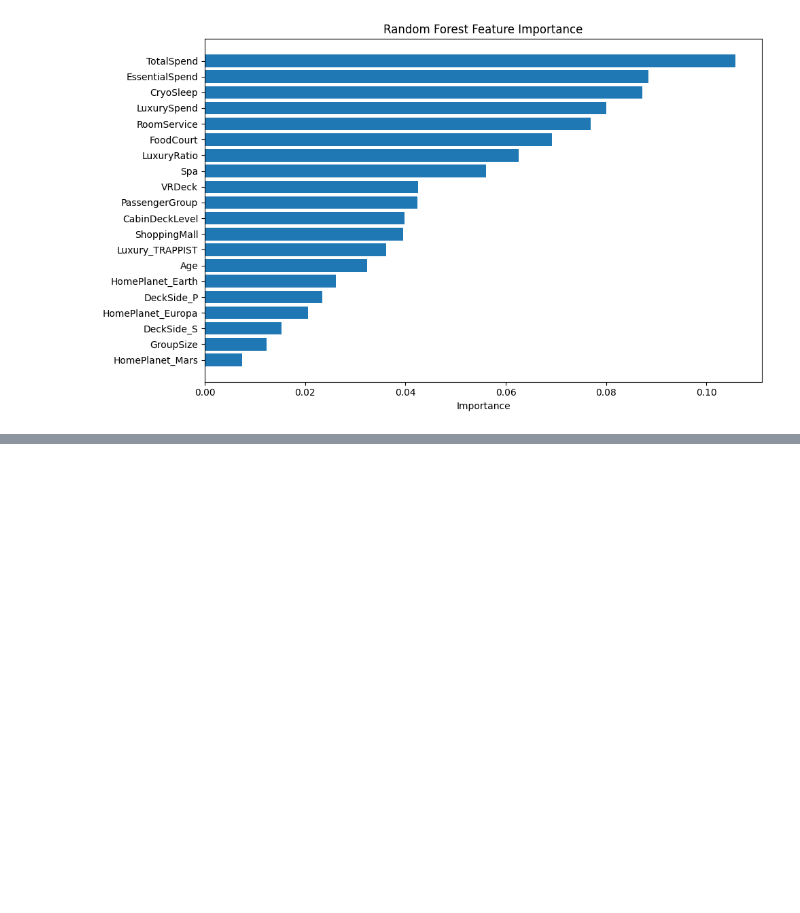
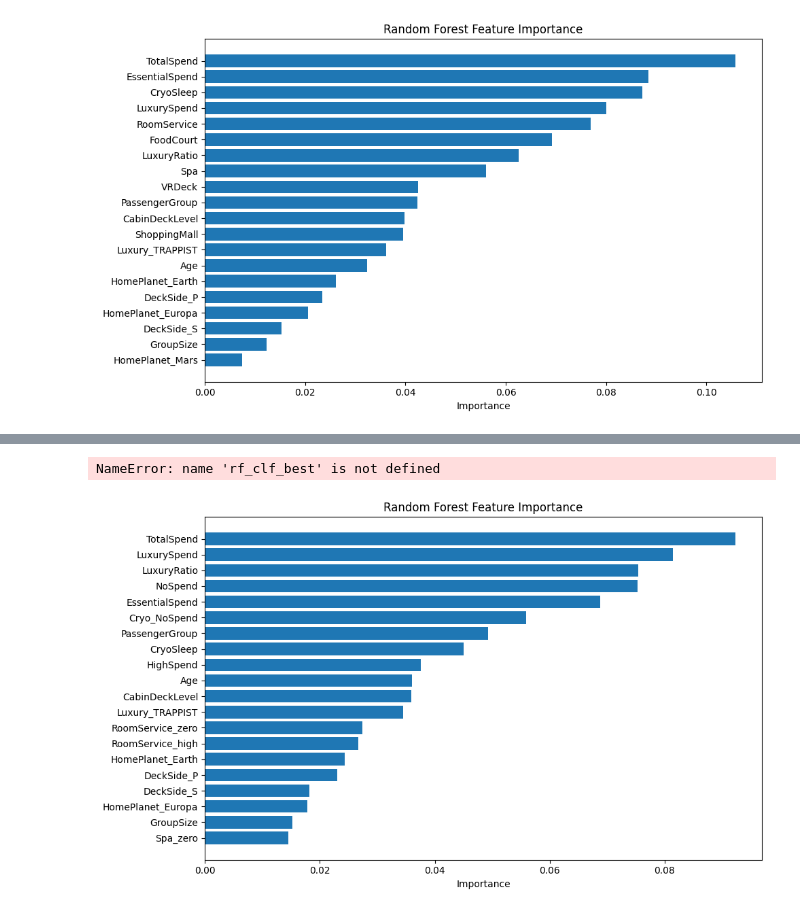
Before and after one commit to smc8501/spaceship-titanic, a Jupyter notebook: spaceship-titanic-notebook.ipynb, the cells around one changed output, grey strips where cells are left out. Saved outputs shown, nothing was run; the diff lists cells and outputs as text; code cells hidden in the pictures; blank space fills up the shorter version.

```diff
--- a/spaceship-titanic-notebook.ipynb
+++ b/spaceship-titanic-notebook.ipynb
@@ -524,0 +544,8 @@ rf_clf_best.score(train_data_transformed_2,y)
+# %%
+rf, importance_df = get_rf_feature_importance(X,y,rf_clf_best)
+# %% [output]
+NameError: name 'rf_clf_best' is not defined
+# %%
+plot_rf_importance(importance_df, top_n=20)
+# %% [output]
+[figure, added]
```
Also changed, not shown: parts of 27 cells of this notebook, 2 other files.
